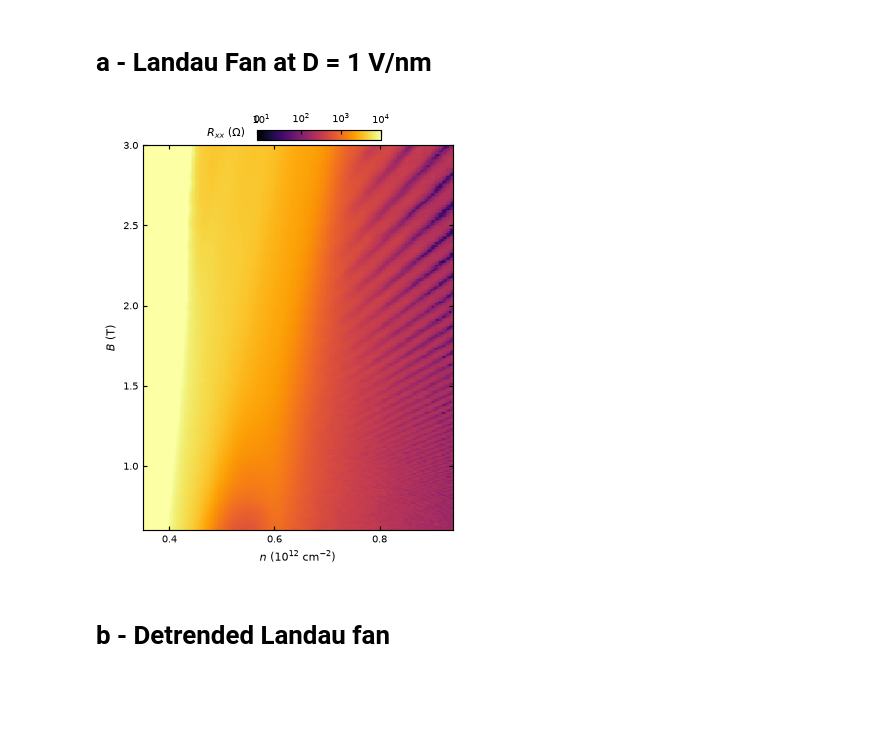
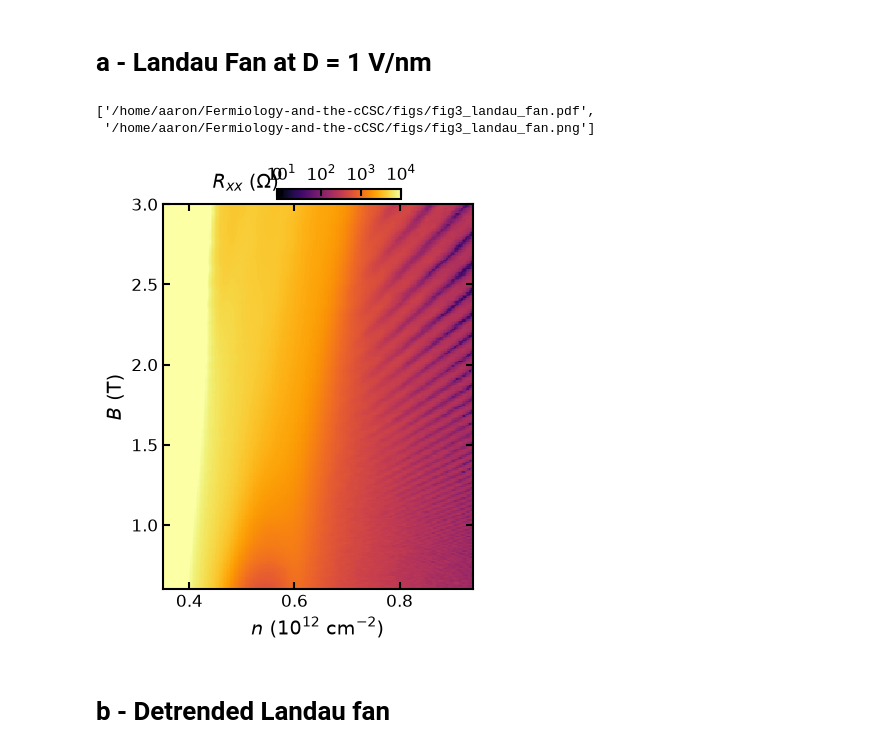
Before and after one commit to sharpelab/Fermiology-and-the-cCSC, a Jupyter notebook: fig3/fig3.ipynb, the cells around one changed output. Drawn from its saved outputs; the diff is of its cells as text; code cells hidden in the pictures; blank space fills up the shorter version.

```diff
--- a/fig3/fig3.ipynb
+++ b/fig3/fig3.ipynb
@@ -383,34 +383,37 @@ def plot_landau_fan(fig, ax, norm, cmap="viridis"):
     Vbgs = data['xs'][1]
     xs, _ = calculate_n_D(Vtgs, Vbgs, dtg=rmg19['default']['dtg'], dbg=rmg19['default']['dbg'])
     plot = ax.pcolormesh(xs, ys, zs, norm=norm, cmap=cmap, rasterized=True)
     ax.set_xlabel(r'$n$ ($10^{12}$ cm$^{-2}$)')
     ax.set_ylabel(r'$B$ (T)')
     ax.set_xlim(0.35, 0.94)
     #ax.set_ylim(0.8, 5)
     ax.set_ylim(0.6, 3)
     #ax.plot([0.50, 0.50], [0.8,1.1], color="white", ls="--")
     #ax.plot([0.60, 0.60], [0.8,1.1], color="white", ls="--")
     #ax.text(0.52, 0.9, "CSC", color="white",fontweight="bold")
     ax.xaxis.set_major_locator(plt.MaxNLocator(3))
     ax.yaxis.set_major_locator(plt.MaxNLocator(5))
     return plot
 
 
 fig = plt.figure(figsize=(4,5))
 ax = plt.gca()
 norm = colors.SymLogNorm(linthresh=100, vmin=0, vmax=1E4)
 plot = plot_landau_fan(fig, ax, norm, "inferno")
 
 cax = fig.add_axes([0.41, 0.89, 0.31, 0.02])
 cb = plt.colorbar(plot, cax=cax, ticks=SymmetricalLogLocator(base=10, linthresh=10), orientation='horizontal', shrink=0.3, anchor=(1., 0.9), pad=0.01, aspect=5)
 cb.ax.set_xlabel(r'$R_{xx}$ ($\Omega$)', labelpad=-17, x=-0.25)
 cb.ax.xaxis.set_ticks_position('top')      # put ticks at the top
 cb.ax.xaxis.set_label_position('top')
 
 #ax.xaxis.set_major_locator(plt.MaxNLocator(6))
 #ax.set_xlim(0.65, 0.84)
+save_fig(fig, 'fig3_landau_fan')
 # %% [output]
+['/home/aaron/Fermiology-and-the-cCSC/figs/fig3_landau_fan.pdf',
+ '/home/aaron/Fermiology-and-the-cCSC/figs/fig3_landau_fan.png']
-[figure, old version]
+[figure, new version]
 # %% [markdown]
 # b - Detrended Landau fan
 # %%
```
Also changed, not shown: parts of 10 cells of this notebook.
